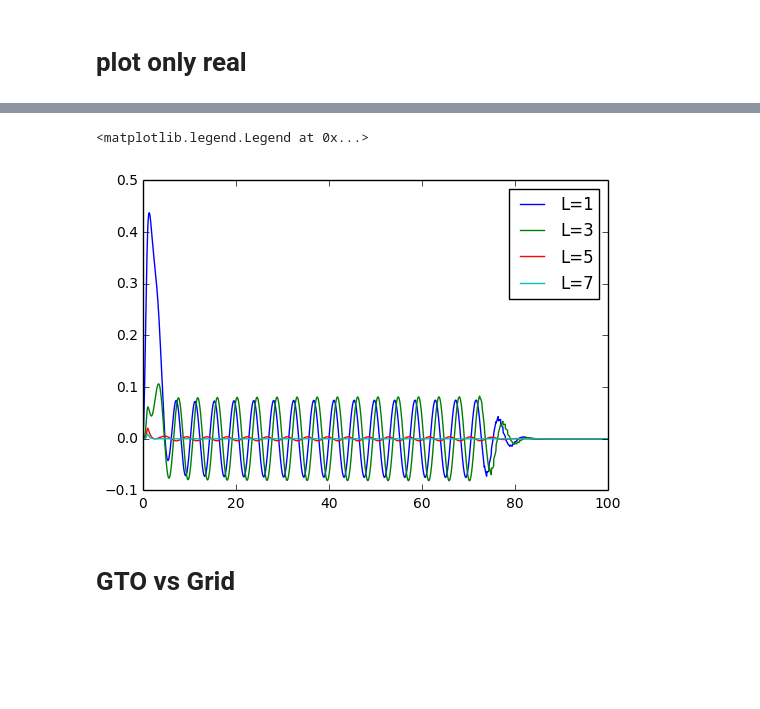
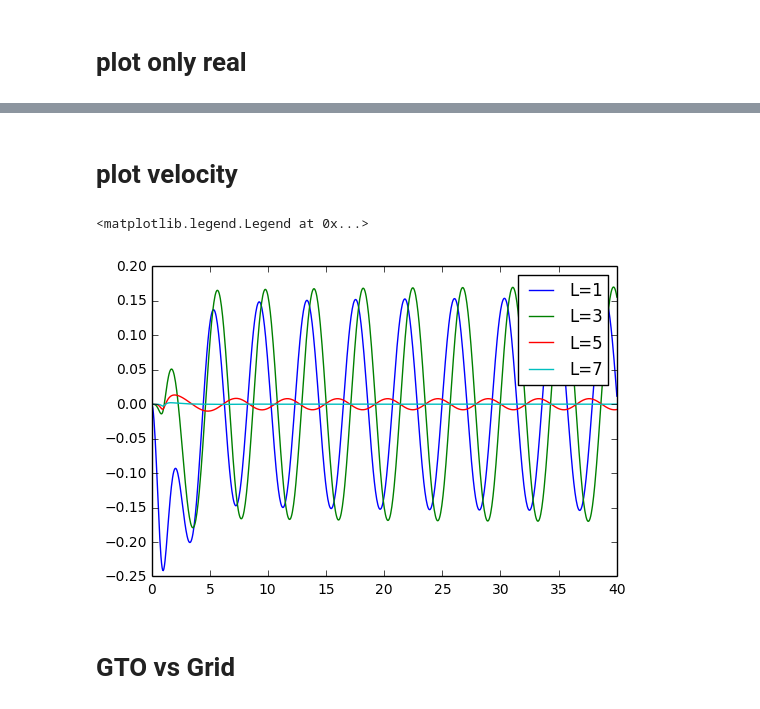
Before and after one commit to ReiMatsuzaki/rescol, a Jupyter notebook: calc/h2plus/driv/rescol_h2plus_driv.ipynb, the cells around one changed output, grey strips where cells are left out. Drawn from its saved outputs; the diff is of its cells as text; code cells hidden in the pictures; blank space fills up the shorter version.

```diff
--- a/calc/h2plus/driv/rescol_h2plus_driv.ipynb
+++ b/calc/h2plus/driv/rescol_h2plus_driv.ipynb
@@ -22,14 +35,17 @@ axes[2].plot(df_psi1["r"], df_psi1["im_5"])
+# %% [markdown]
+# plot velocity
 # %%
-df_psi1 = pd.read_csv("psi1.dat")
+df_psi1 = pd.read_csv("psi1_v.dat")
 fig, axes = plt.subplots(1,1)
+axes.set_xlim(0, 40)
 axes.plot(df_psi1["r"], df_psi1["re_1"], label="L=1")
 axes.plot(df_psi1["r"], df_psi1["re_3"], label="L=3")
 axes.plot(df_psi1["r"], df_psi1["re_5"], label="L=5")
 axes.plot(df_psi1["r"], df_psi1["re_7"], label="L=7")
 plt.legend()
 # %% [output]
 <matplotlib.legend.Legend at 0x...>
-[figure, old version]
+[figure, new version]
 # %% [markdown]
 # GTO vs Grid
 # %% [markdown]
```
Also changed, not shown: parts of 1 cell of this notebook, 5 other files.
